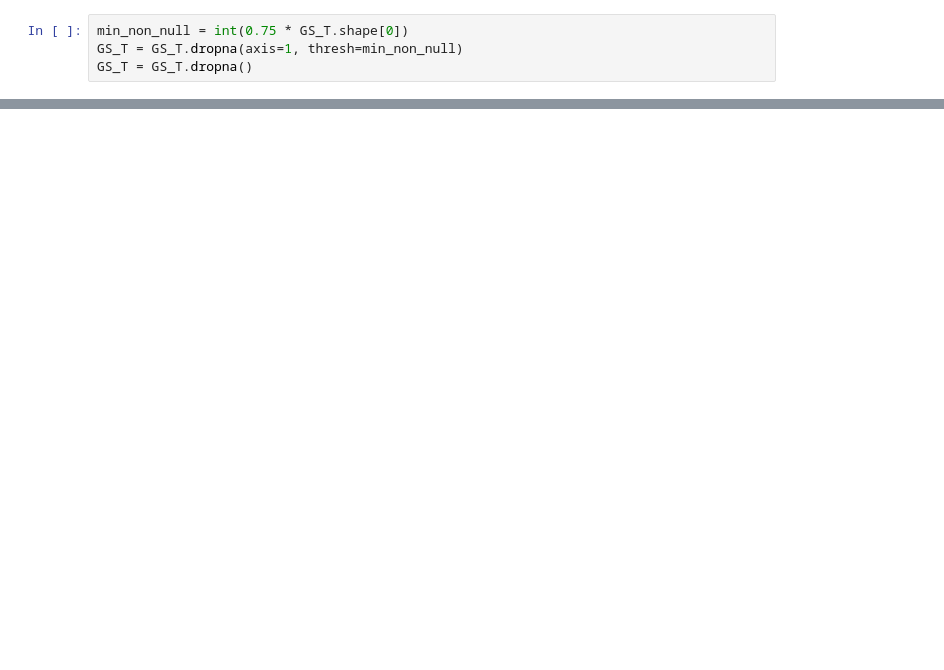
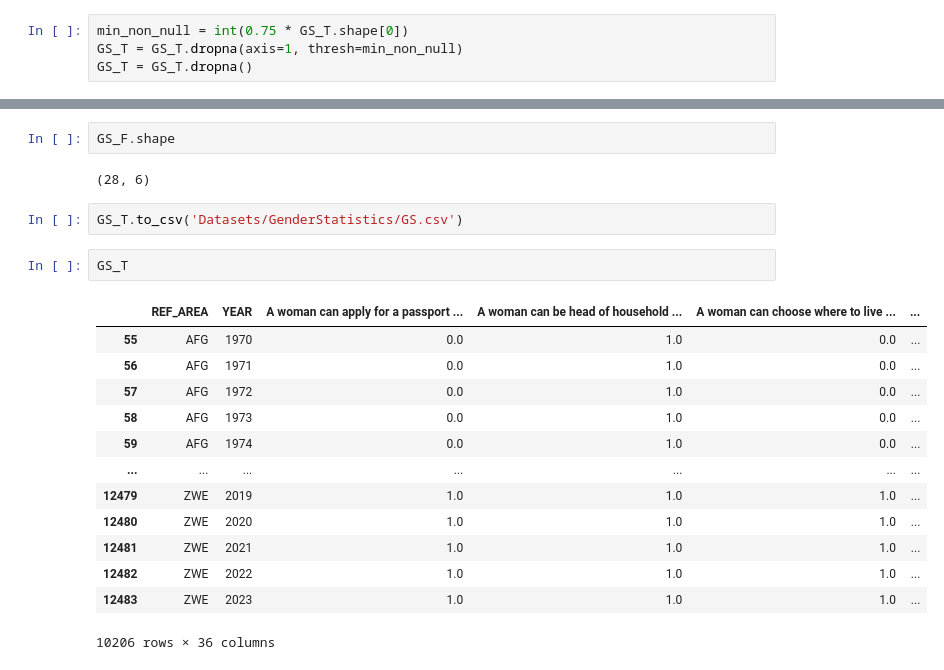
Before and after one commit to gianluca-filesi/Thesis, a Jupyter notebook: GenderStatistics.ipynb, the cells around one changed output, grey strips where cells are left out. Drawn from its saved outputs; the diff is of its cells as text; blank space fills up the shorter version.

```diff
--- a/GenderStatistics.ipynb
+++ b/GenderStatistics.ipynb
@@ -354,0 +374,22 @@ GS_T.isna().shape
+# %%
+GS_F.shape
+# %% [output]
+(28, 6)
+# %%
+GS_T.to_csv('Datasets/GenderStatistics/GS.csv')
+# %%
+GS_T
+# %% [output]
+|  | REF_AREA | YEAR | A woman can apply for a passport ... | A woman can be head of household ... | A woman can choose where to live ... | ... |
+| 55 | AFG | 1970 | 0.0 | 1.0 | 0.0 | ... |
+| 56 | AFG | 1971 | 0.0 | 1.0 | 0.0 | ... |
+| 57 | AFG | 1972 | 0.0 | 1.0 | 0.0 | ... |
+| 58 | AFG | 1973 | 0.0 | 1.0 | 0.0 | ... |
+| 59 | AFG | 1974 | 0.0 | 1.0 | 0.0 | ... |
+| ... | ... | ... | ... | ... | ... | ... |
+| 12479 | ZWE | 2019 | 1.0 | 1.0 | 1.0 | ... |
+| 12480 | ZWE | 2020 | 1.0 | 1.0 | 1.0 | ... |
+| 12481 | ZWE | 2021 | 1.0 | 1.0 | 1.0 | ... |
+| 12482 | ZWE | 2022 | 1.0 | 1.0 | 1.0 | ... |
+| 12483 | ZWE | 2023 | 1.0 | 1.0 | 1.0 | ... |
+10206 rows × 36 columns
```
Also changed, not shown: parts of 10 cells of this notebook, 4 other files.
